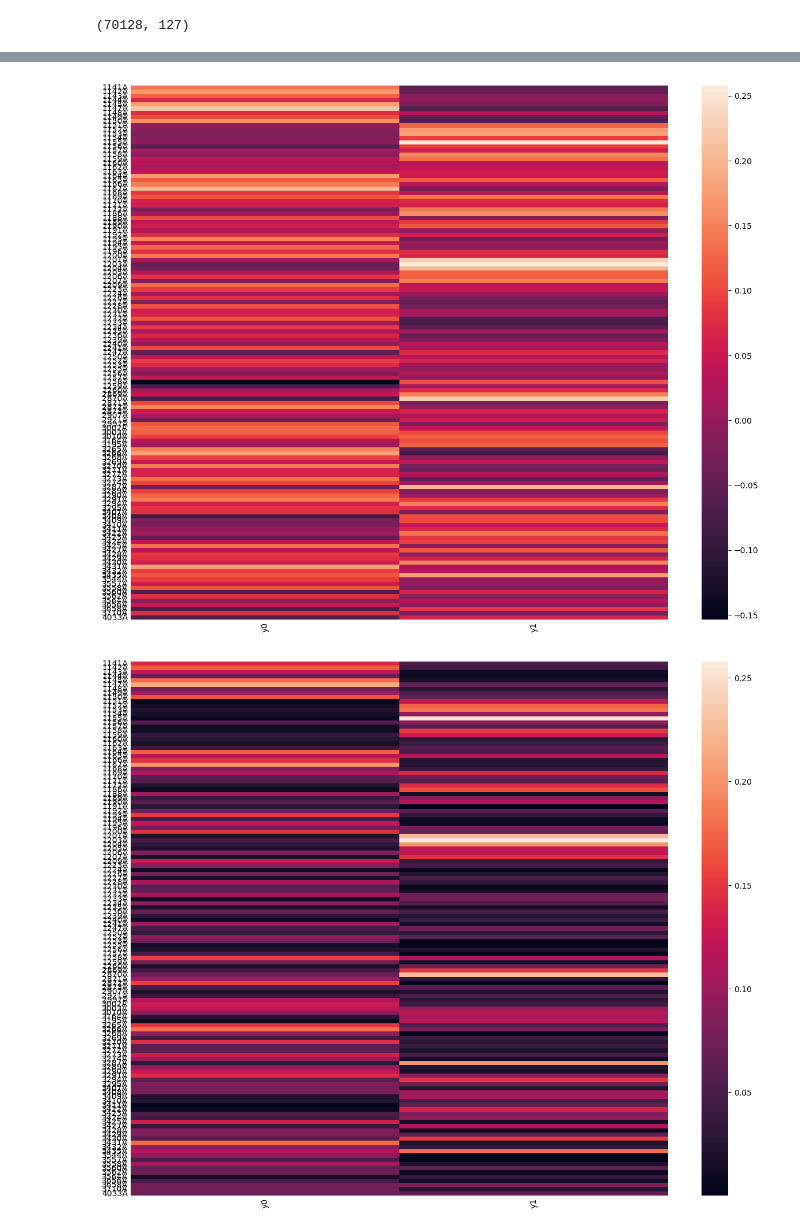
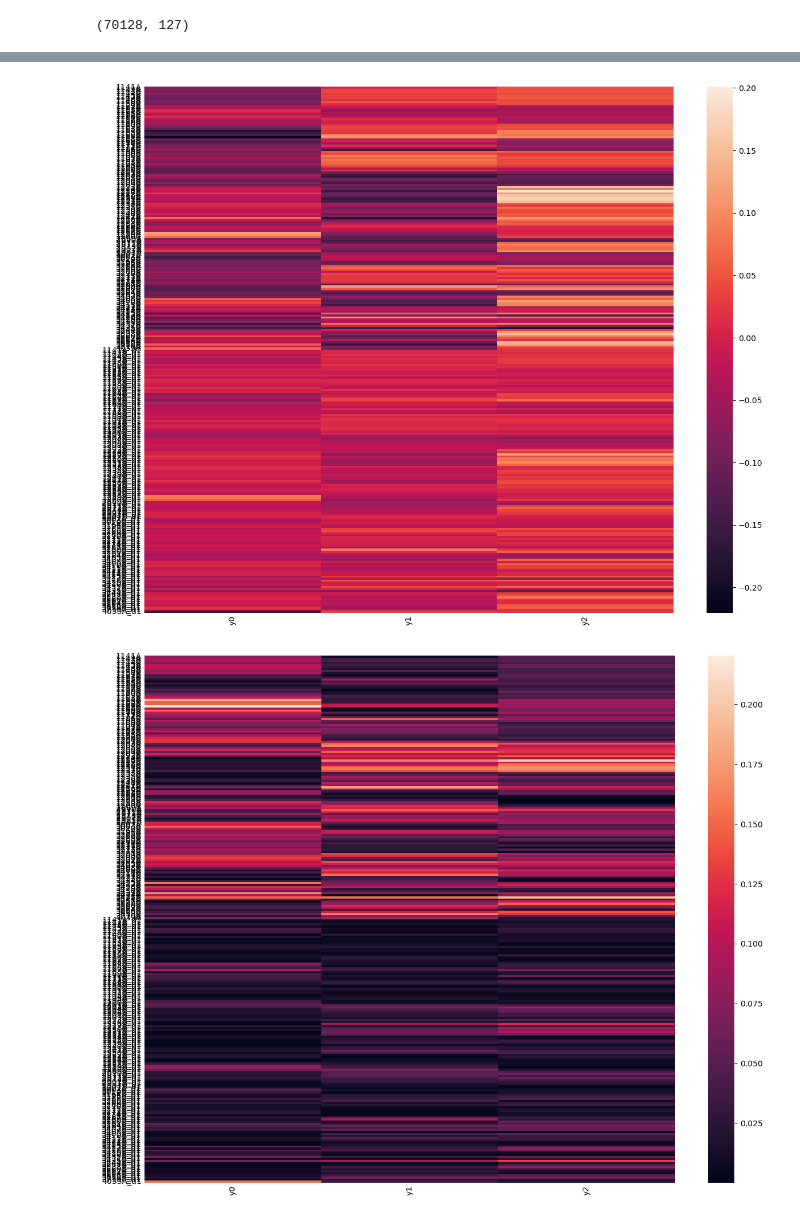
Before and after one commit to Matthew-ymz/koopCE, a Jupyter notebook: notebooks/air_data.ipynb, the cells around one changed output, grey strips where cells are left out. Cells and saved outputs as stored; diff of their text form; code cells hidden in the pictures.

```diff
--- a/notebooks/air_data.ipynb
+++ b/notebooks/air_data.ipynb
@@ -199,0 +157,4 @@ model.print()
+# %%
+discrete_time = True
+dt = 1
+model, results = fit_sindy_sr3_robust(H, ide, new_names, penalty='l1', discrete_time=discrete_time, max_iter=500)
@@ -204,10 +184,7 @@ model.score(x_data_lift, t=dt)
 # %%
 step_pred = 5
 t = range(step_pred)
-# 单时间序列
-init_data = x_data_lift[0,:]
-# 多时间序列
-#init_data = x_data_lift[0][0,:]
+init_data = H[0,:]
 
 if discrete_time:
     X_data_predicted = model.simulate(init_data,step_pred)
@@ -221,7 +198,7 @@ X_data_predicted.shape
 # 只看部分维度的多步预测
 fig, axs = plt.subplots(3, 1, sharex=True, figsize=(7, 9))
 for i in range(3):
-    axs[i].plot(x_data_lift[:step_pred, i], "k", label="ground truth")
+    axs[i].plot(H[:step_pred, i], "k", label="ground truth")
     axs[i].plot(X_data_predicted[:step_pred, i], "r--", label="model prediction")
     axs[i].legend()
     axs[i].set(xlabel="t", ylabel=r"x_lift_{}".format(i))
@@ -279,0 +250,5 @@ print(compute_entropy(diff))
+# %%
+rank = 3
+S_macro = S[:rank]
+delt_gamma = sum(S_macro) / rank - sum(S) / len(S)
+print(delt_gamma)
@@ -300,21 +277,21 @@ plt.show()
 # %%
 macro_name = [f'y{i}' for i in range(rank)]
 coarse_grain_coff = U[:,:rank]
 
 plt.figure(figsize=(15, 12))
 plt.tick_params(axis='both', which='both', length=0)
-_ = sns.heatmap(coarse_grain_coff, yticklabels=names, xticklabels=macro_name)
+_ = sns.heatmap(coarse_grain_coff, yticklabels=new_names, xticklabels=macro_name)
 plt.xticks(rotation=90)
 plt.yticks(rotation=0)
 plt.show()
 
 
 plt.figure(figsize=(15, 12))
 plt.tick_params(axis='both', which='both', length=0)
-_ = sns.heatmap(np.abs(coarse_grain_coff), yticklabels=names, xticklabels=macro_name)
+_ = sns.heatmap(np.abs(coarse_grain_coff), yticklabels=new_names, xticklabels=macro_name)
 plt.xticks(rotation=90)
 plt.yticks(rotation=0)
 plt.show()
 # %% [output]
-[figure, old version]
+[figure, new version]
-[figure, old version]
+[figure, new version]
```
Also changed, not shown: parts of 23 cells of this notebook, 1 other file.
